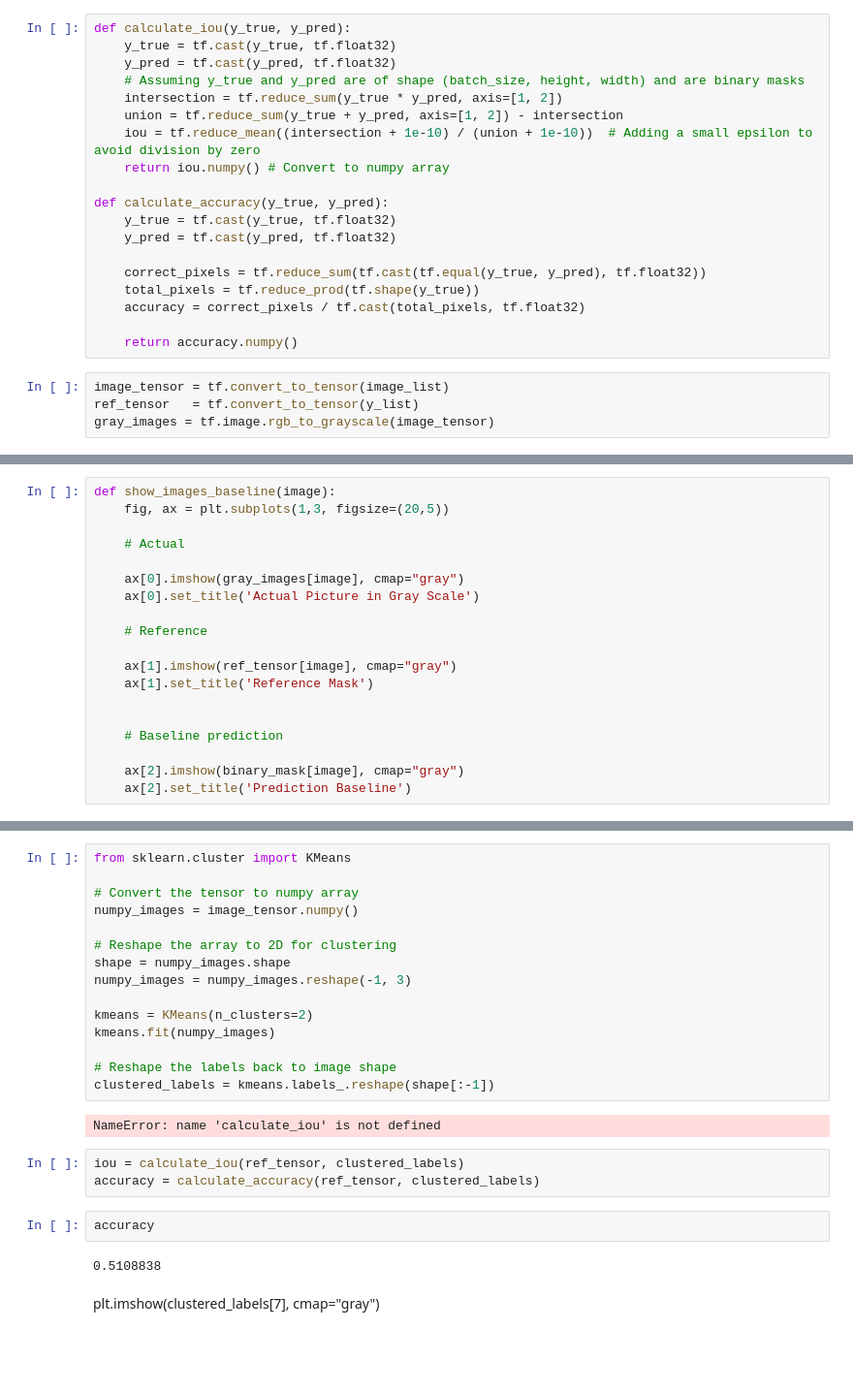
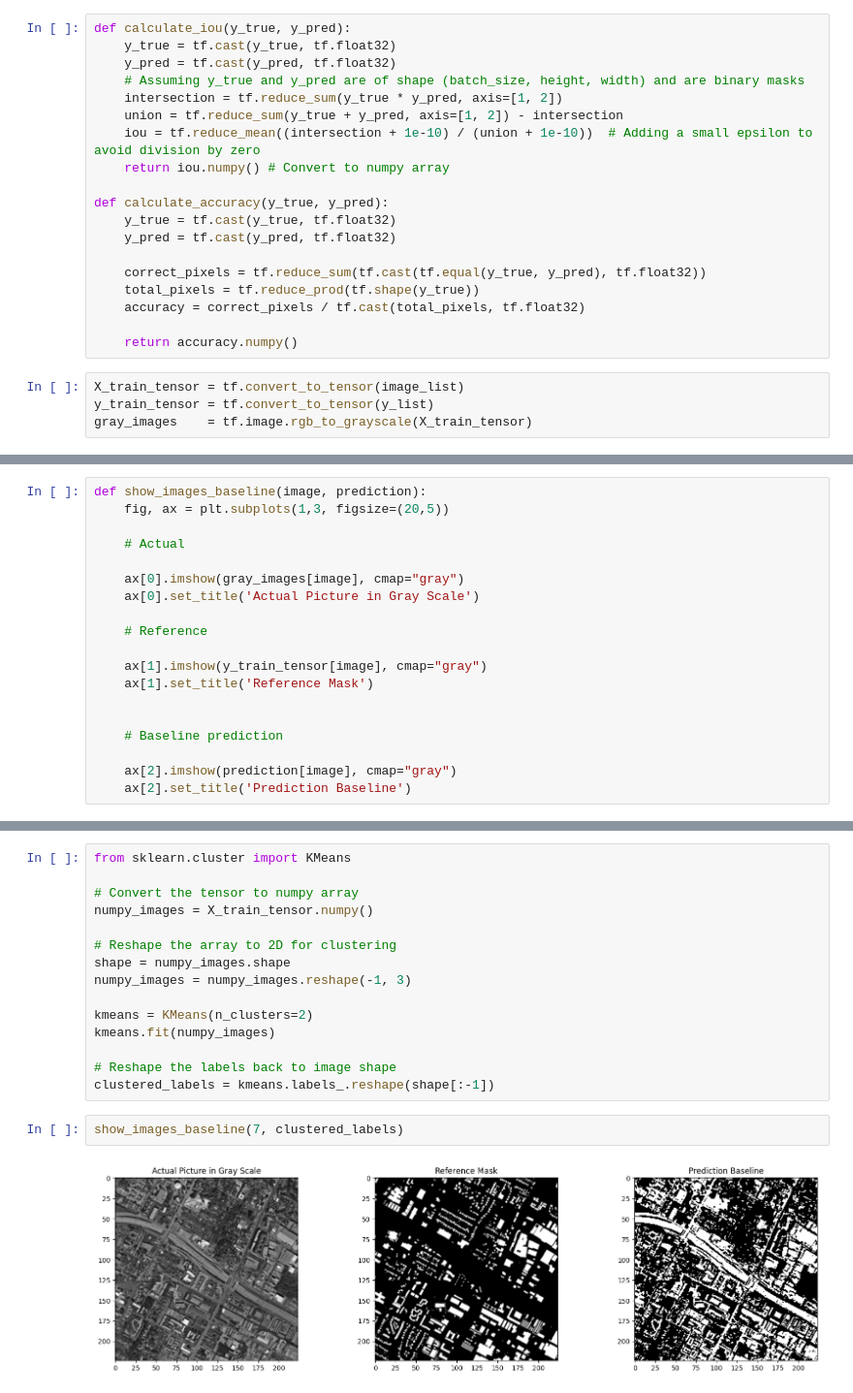
Before and after one commit to bergerbastian/inria1358, a Jupyter notebook: notebooks/data_exploration_as.ipynb, the cells around one changed output, grey strips where cells are left out. Shown at 97% size. Cells and saved outputs as stored; diff of their text form; blank space fills up the shorter version.

```diff
--- a/notebooks/data_exploration_as.ipynb
+++ b/notebooks/data_exploration_as.ipynb
@@ -64,9 +64,9 @@ def calculate_accuracy(y_true, y_pred):
 
     return accuracy.numpy()
 # %%
-image_tensor = tf.convert_to_tensor(image_list)
-ref_tensor   = tf.convert_to_tensor(y_list)
-gray_images = tf.image.rgb_to_grayscale(image_tensor)
+X_train_tensor = tf.convert_to_tensor(image_list)
+y_train_tensor = tf.convert_to_tensor(y_list)
+gray_images    = tf.image.rgb_to_grayscale(X_train_tensor)
 # %%
 #baseline
 threshold_values = np.linspace(0.4, 0.8, 13)
@@ -91,7 +93,7 @@ df, binary_mask = plot_accuracy_IoU(gray_images, ref_tensor, threshold_values)
 # %% [output]
 [figure]
 # %%
-def show_images_baseline(image):
+def show_images_baseline(image, prediction):
     fig, ax = plt.subplots(1,3, figsize=(20,5))
 
     # Actual
@@ -101,12 +103,12 @@ def show_images_baseline(image):
 
     # Reference
 
-    ax[1].imshow(ref_tensor[image], cmap="gray")
+    ax[1].imshow(y_train_tensor[image], cmap="gray")
     ax[1].set_title('Reference Mask')
 
 
     # Baseline prediction
 
-    ax[2].imshow(binary_mask[image], cmap="gray")
+    ax[2].imshow(prediction[image], cmap="gray")
     ax[2].set_title('Prediction Baseline')
 # %%
@@ -117,7 +119,7 @@ show_images_baseline(7)
 from sklearn.cluster import KMeans
 
 # Convert the tensor to numpy array
-numpy_images = image_tensor.numpy()
+numpy_images = X_train_tensor.numpy()
 
 # Reshape the array to 2D for clustering
 shape = numpy_images.shape
@@ -128,16 +130,7 @@ kmeans.fit(numpy_images)
 
 # Reshape the labels back to image shape
 clustered_labels = kmeans.labels_.reshape(shape[:-1])
-# %% [output]
-NameError: name 'calculate_iou' is not defined
-# %%
-iou = calculate_iou(ref_tensor, clustered_labels)
-accuracy = calculate_accuracy(ref_tensor, clustered_labels)
-# %%
-accuracy
-# %% [output]
-0.5108838
-# %% [markdown]
-
-
-plt.imshow(clustered_labels[7], cmap="gray")
+# %%
+show_images_baseline(7, clustered_labels)
+# %% [output]
+[figure, added]
```
Also changed, not shown: parts of 8 cells of this notebook.
